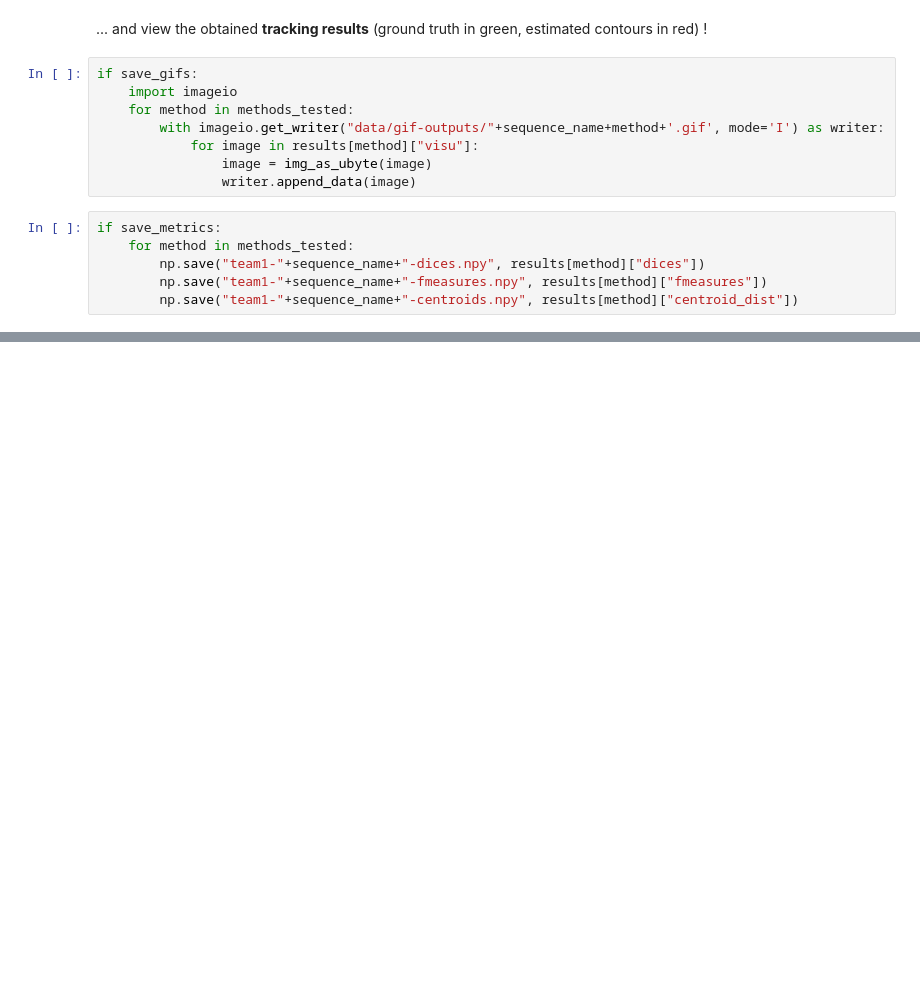
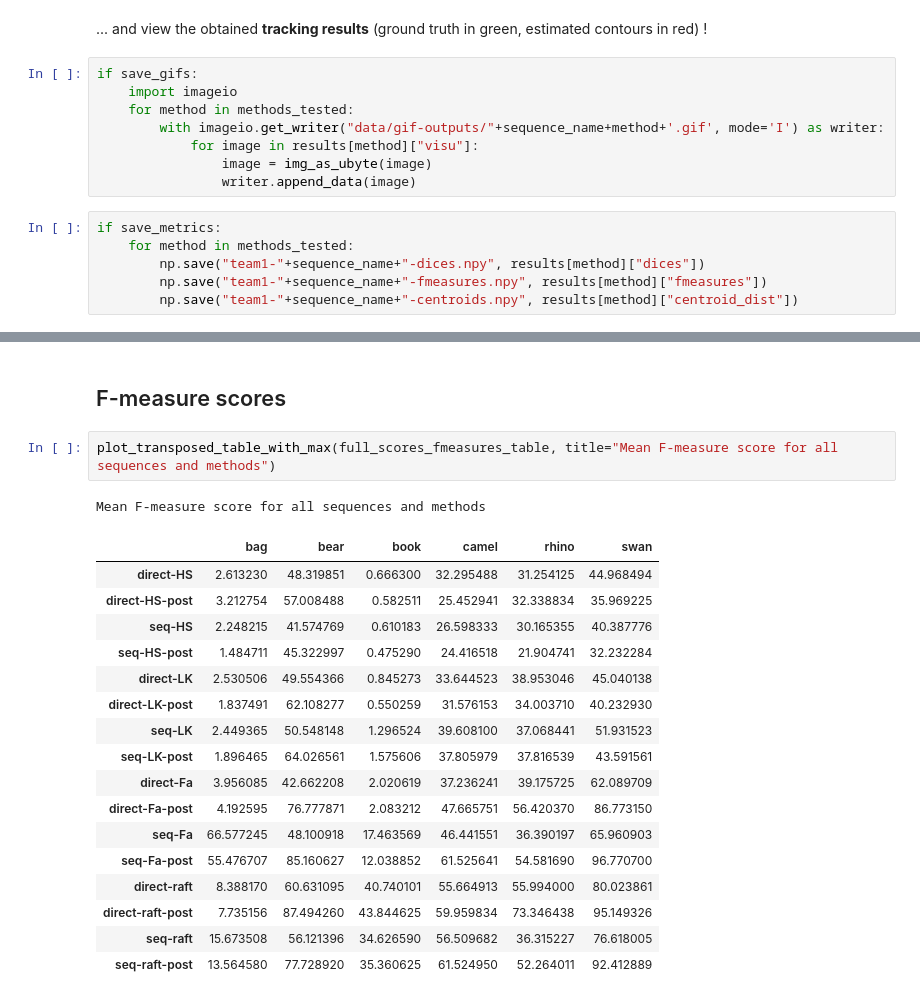
Before and after one commit to GGomez99/Optical-Flow-Motion-Estimation-Project, a Jupyter notebook: results scoring.ipynb, the cells around one changed output, grey strips where cells are left out. Saved outputs shown, nothing was run; the diff lists cells and outputs as text; blank space fills up the shorter version.

```diff
--- a/results scoring.ipynb
+++ b/results scoring.ipynb
@@ -293,0 +406,23 @@ if save_metrics:
+# %% [markdown]
+## F-measure scores
+# %%
+plot_transposed_table_with_max(full_scores_fmeasures_table, title="Mean F-measure score for all sequences and methods")
+# %% [output]
+Mean F-measure score for all sequences and methods
+|  | bag | bear | book | camel | rhino | swan |
+| direct-HS | 2.613230 | 48.319851 | 0.666300 | 32.295488 | 31.254125 | 44.968494 |
+| direct-HS-post | 3.212754 | 57.008488 | 0.582511 | 25.452941 | 32.338834 | 35.969225 |
+| seq-HS | 2.248215 | 41.574769 | 0.610183 | 26.598333 | 30.165355 | 40.387776 |
+| seq-HS-post | 1.484711 | 45.322997 | 0.475290 | 24.416518 | 21.904741 | 32.232284 |
+| direct-LK | 2.530506 | 49.554366 | 0.845273 | 33.644523 | 38.953046 | 45.040138 |
+| direct-LK-post | 1.837491 | 62.108277 | 0.550259 | 31.576153 | 34.003710 | 40.232930 |
+| seq-LK | 2.449365 | 50.548148 | 1.296524 | 39.608100 | 37.068441 | 51.931523 |
+| seq-LK-post | 1.896465 | 64.026561 | 1.575606 | 37.805979 | 37.816539 | 43.591561 |
+| direct-Fa | 3.956085 | 42.662208 | 2.020619 | 37.236241 | 39.175725 | 62.089709 |
+| direct-Fa-post | 4.192595 | 76.777871 | 2.083212 | 47.665751 | 56.420370 | 86.773150 |
+| seq-Fa | 66.577245 | 48.100918 | 17.463569 | 46.441551 | 36.390197 | 65.960903 |
+| seq-Fa-post | 55.476707 | 85.160627 | 12.038852 | 61.525641 | 54.581690 | 96.770700 |
+| direct-raft | 8.388170 | 60.631095 | 40.740101 | 55.664913 | 55.994000 | 80.023861 |
+| direct-raft-post | 7.735156 | 87.494260 | 43.844625 | 59.959834 | 73.346438 | 95.149326 |
+| seq-raft | 15.673508 | 56.121396 | 34.626590 | 56.509682 | 36.315227 | 76.618005 |
+| seq-raft-post | 13.564580 | 77.728920 | 35.360625 | 61.524950 | 52.264011 | 92.412889 |
```
Also changed, not shown: parts of 14 cells of this notebook, 2 other files.
